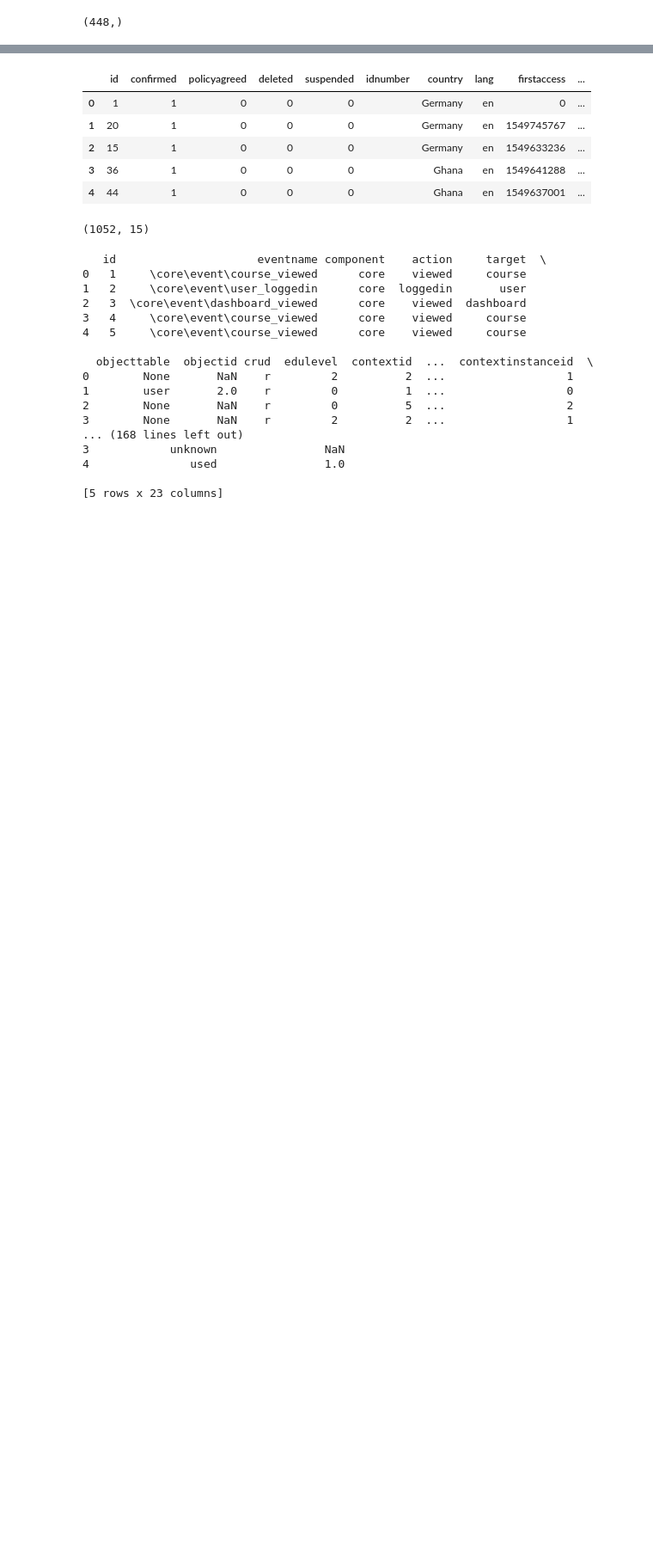
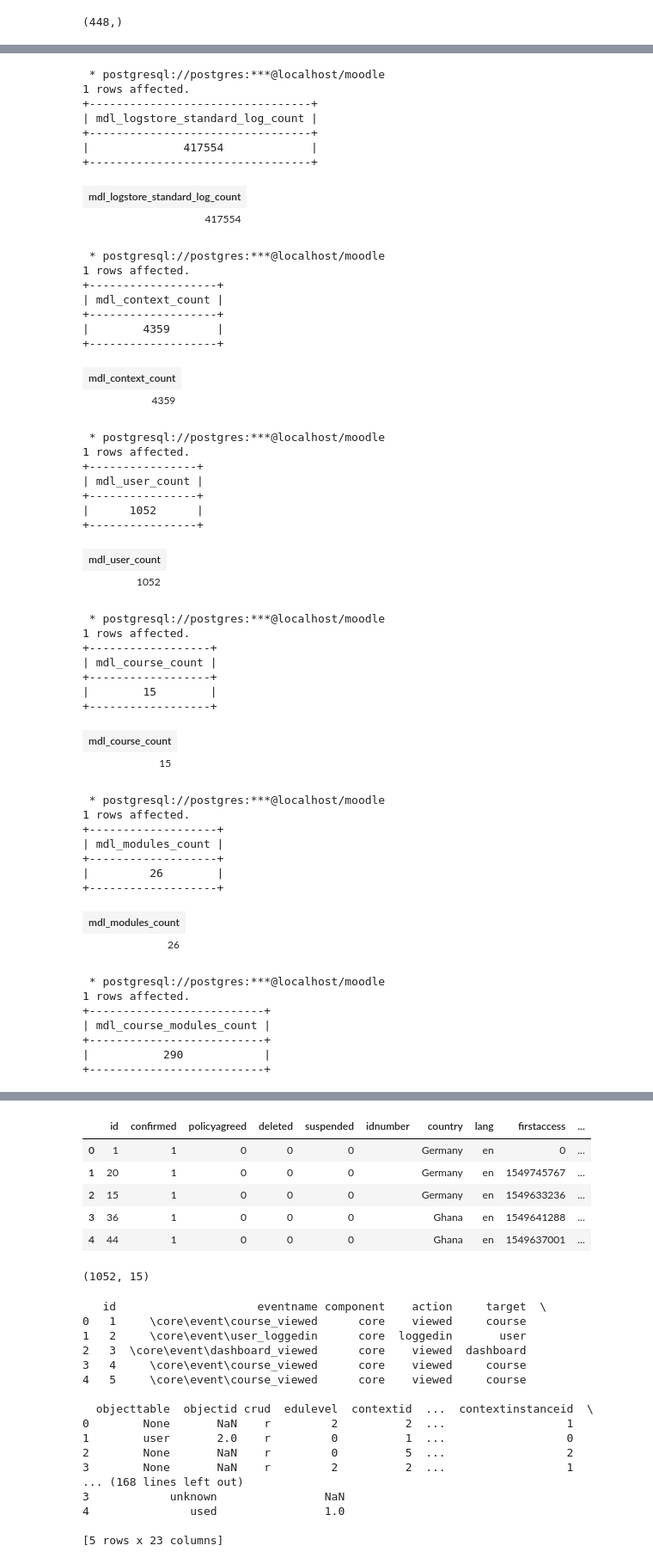
Before and after one commit to GETUCHALA20/Moodle-Educational-Data-Log-Analysis, a Jupyter notebook: moodle analysis.ipynb, the cells around one changed output, grey strips where cells are left out. Shown at 86% size. Drawn from its saved outputs; the diff is of its cells as text; code cells hidden in the pictures; blank space fills up the shorter version.

```diff
--- a/moodle analysis.ipynb
+++ b/moodle analysis.ipynb
@@ -61,0 +74,67 @@ for row in number_of_tables:
+# %%
+
+mit = ['mdl_logstore_standard_log', 'mdl_context', 'mdl_user', 'mdl_course', 'mdl_modules' , 'mdl_course_modules', 'mdl_course_modules_completion',
+       'mdl_grade_items', 'mdl_grade_grades', 'mdl_grade_categories', 'mdl_grade_items_history', 'mdl_grade_grades_history',
+       'mdl_grade_categories_history', 'mdl_forum', 'mdl_forum_discussions', 'mdl_forum_posts']
+
+# %load_ext sql
+def table_count(table):
+    count = %sql select count(*) as {table}_count from {table}
+    print(count)
+    return count
+
+for table in mit:
+    display(table_count(table))
+# %% [output]
+ * postgresql://postgres:***@localhost/moodle
+1 rows affected.
++---------------------------------+
+| mdl_logstore_standard_log_count |
++---------------------------------+
+|              417554             |
++---------------------------------+
+| mdl_logstore_standard_log_count |
+| 417554 |
+ * postgresql://postgres:***@localhost/moodle
+1 rows affected.
++-------------------+
+| mdl_context_count |
++-------------------+
+|        4359       |
++-------------------+
+| mdl_context_count |
+| 4359 |
+ * postgresql://postgres:***@localhost/moodle
+1 rows affected.
++----------------+
+| mdl_user_count |
++----------------+
+|      1052      |
++----------------+
+| mdl_user_count |
+| 1052 |
+ * postgresql://postgres:***@localhost/moodle
+1 rows affected.
++------------------+
+| mdl_course_count |
++------------------+
+|        15        |
++------------------+
+| mdl_course_count |
+| 15 |
+ * postgresql://postgres:***@localhost/moodle
+1 rows affected.
++-------------------+
+| mdl_modules_count |
++-------------------+
+|         26        |
++-------------------+
+| mdl_modules_count |
+| 26 |
+ * postgresql://postgres:***@localhost/moodle
+1 rows affected.
++--------------------------+
+| mdl_course_modules_count |
++--------------------------+
+|           290            |
++--------------------------+
```
Also changed, not shown: parts of 6 cells of this notebook.
